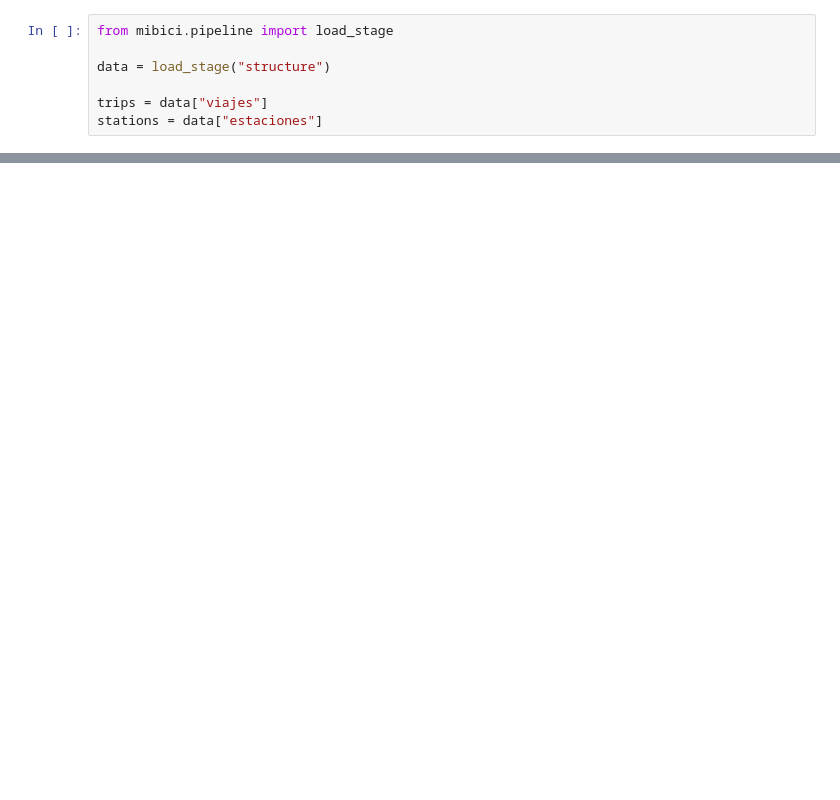
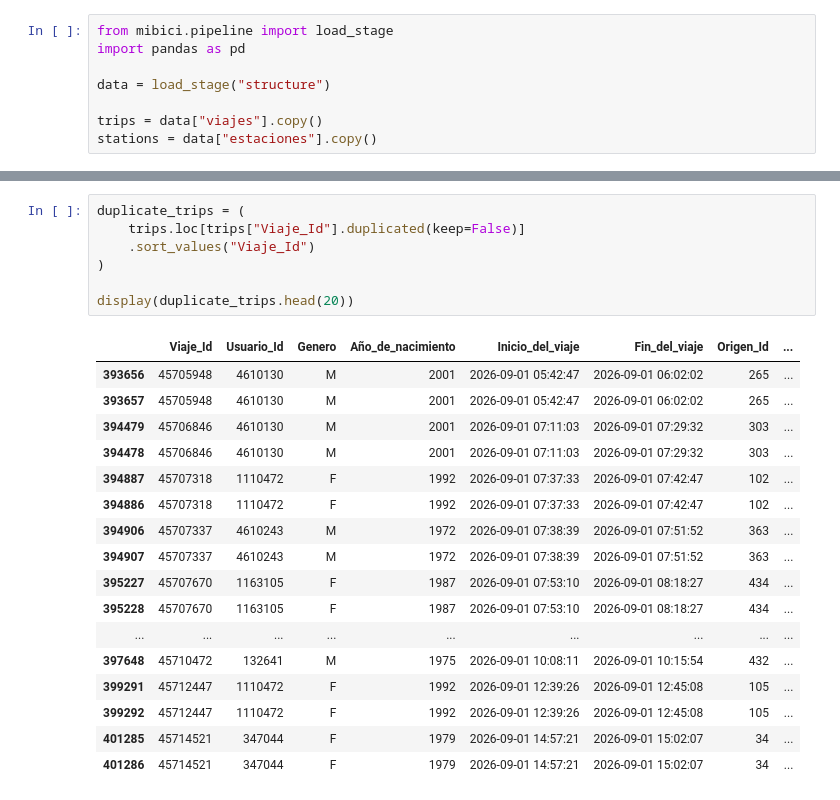
Before and after one commit to ChadayL/TC5061-Proyecto-Equipo40, a Jupyter notebook: notebooks/01_data_understanding/1.1-co-quality.ipynb, the cells around one changed output, grey strips where cells are left out. Drawn from its saved outputs; the diff is of its cells as text; blank space fills up the shorter version.

```diff
--- a/notebooks/01_data_understanding/1.1-co-quality.ipynb
+++ b/notebooks/01_data_understanding/1.1-co-quality.ipynb
@@ -1,7 +1,8 @@
 # %%
 from mibici.pipeline import load_stage
+import pandas as pd
 
 data = load_stage("structure")
 
-trips = data["viajes"]
-stations = data["estaciones"]
+trips = data["viajes"].copy()
+stations = data["estaciones"].copy()
@@ -17,0 +55,25 @@ NameError: name 'trips' is not defined
+# %%
+duplicate_trips = (
+    trips.loc[trips["Viaje_Id"].duplicated(keep=False)]
+    .sort_values("Viaje_Id")
+)
+
+display(duplicate_trips.head(20))
+# %% [output]
+|  | Viaje_Id | Usuario_Id | Genero | Año_de_nacimiento | Inicio_del_viaje | Fin_del_viaje | Origen_Id | ... |
+| 393656 | 45705948 | 4610130 | M | 2001 | 2026-09-01 05:42:47 | 2026-09-01 06:02:02 | 265 | ... |
+| 393657 | 45705948 | 4610130 | M | 2001 | 2026-09-01 05:42:47 | 2026-09-01 06:02:02 | 265 | ... |
+| 394479 | 45706846 | 4610130 | M | 2001 | 2026-09-01 07:11:03 | 2026-09-01 07:29:32 | 303 | ... |
+| 394478 | 45706846 | 4610130 | M | 2001 | 2026-09-01 07:11:03 | 2026-09-01 07:29:32 | 303 | ... |
+| 394887 | 45707318 | 1110472 | F | 1992 | 2026-09-01 07:37:33 | 2026-09-01 07:42:47 | 102 | ... |
+| 394886 | 45707318 | 1110472 | F | 1992 | 2026-09-01 07:37:33 | 2026-09-01 07:42:47 | 102 | ... |
+| 394906 | 45707337 | 4610243 | M | 1972 | 2026-09-01 07:38:39 | 2026-09-01 07:51:52 | 363 | ... |
+| 394907 | 45707337 | 4610243 | M | 1972 | 2026-09-01 07:38:39 | 2026-09-01 07:51:52 | 363 | ... |
+| 395227 | 45707670 | 1163105 | F | 1987 | 2026-09-01 07:53:10 | 2026-09-01 08:18:27 | 434 | ... |
+| 395228 | 45707670 | 1163105 | F | 1987 | 2026-09-01 07:53:10 | 2026-09-01 08:18:27 | 434 | ... |
+| ... | ... | ... | ... | ... | ... | ... | ... | ... |
+| 397648 | 45710472 | 132641 | M | 1975 | 2026-09-01 10:08:11 | 2026-09-01 10:15:54 | 432 | ... |
+| 399291 | 45712447 | 1110472 | F | 1992 | 2026-09-01 12:39:26 | 2026-09-01 12:45:08 | 105 | ... |
+| 399292 | 45712447 | 1110472 | F | 1992 | 2026-09-01 12:39:26 | 2026-09-01 12:45:08 | 105 | ... |
+| 401285 | 45714521 | 347044 | F | 1979 | 2026-09-01 14:57:21 | 2026-09-01 15:02:07 | 34 | ... |
+| 401286 | 45714521 | 347044 | F | 1979 | 2026-09-01 14:57:21 | 2026-09-01 15:02:07 | 34 | ... |
```
Also changed, not shown: parts of 36 cells of this notebook, 10 other files.
